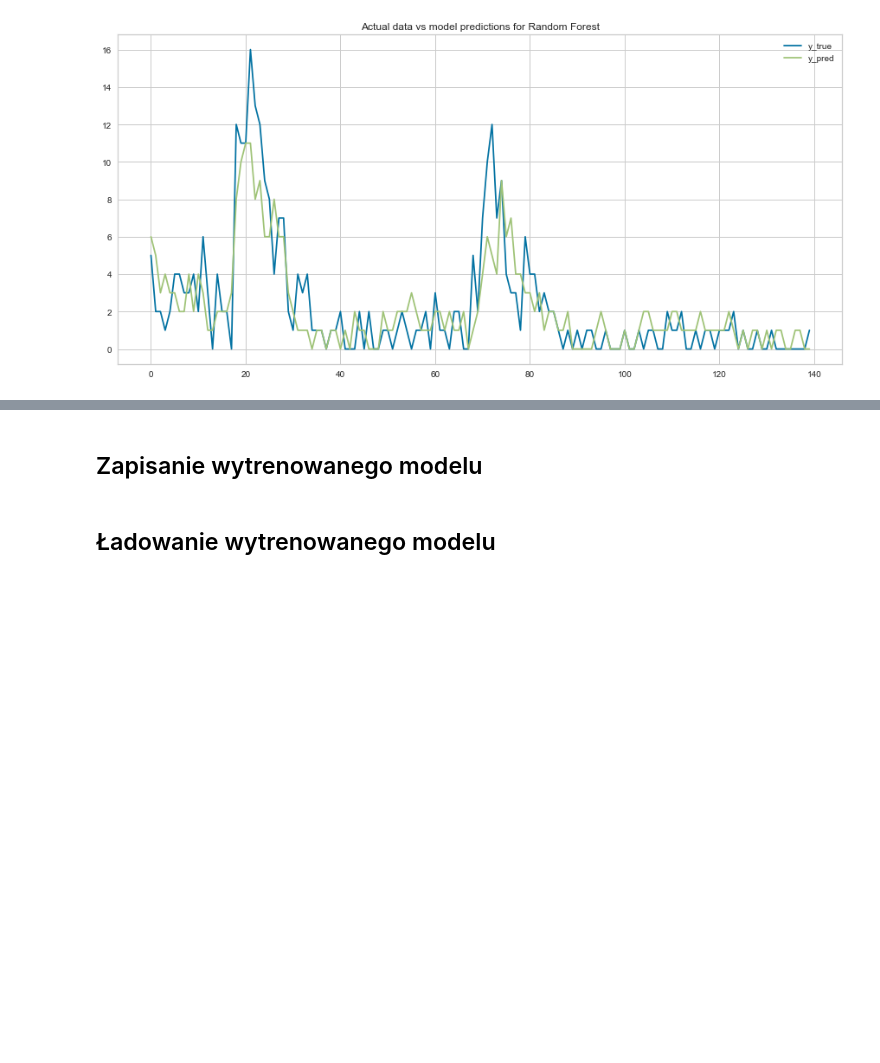
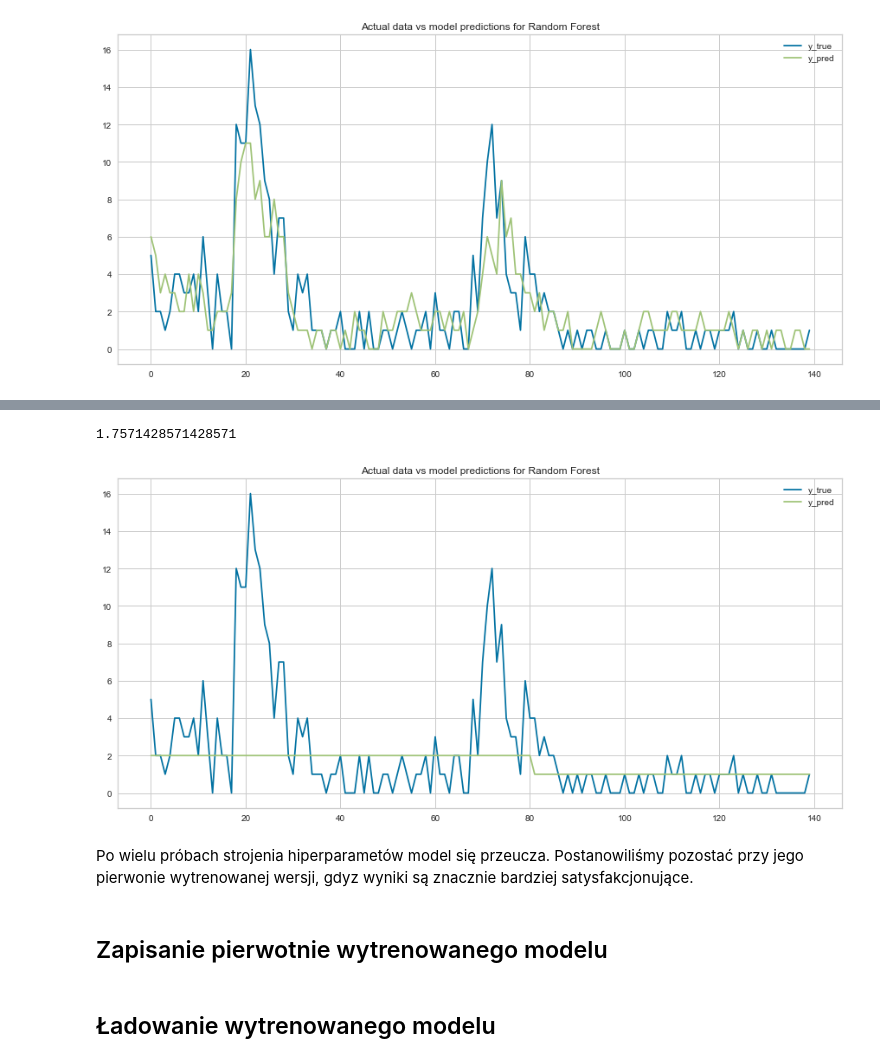
Before and after one commit to JakubTomaszewski/Time-Series-Shop-Returns, a Jupyter notebook: etap2.ipynb, the cells around one changed output, grey strips where cells are left out. Saved outputs shown, nothing was run; the diff lists cells and outputs as text; code cells hidden in the pictures; blank space fills up the shorter version.

```diff
--- a/etap2.ipynb
+++ b/etap2.ipynb
@@ -1059,4 +1076,4 @@ IndentationError: unexpected indent (3793400655.py, line 4)
 # %%
 ts_split_cv = TimeSeriesSplit(n_splits=5)
 
-RandomizedSearchCV(rf_model_pipeline, rf_params, cv=ts_split_cv)
+param_search = RandomizedSearchCV(rf_model_pipeline, rf_params, cv=ts_split_cv)
@@ -1073,0 +1080,2 @@ def evaluate_model(score_function, days=1):
+# %%
+param_search.fit(X_train, y_train)
@@ -1074,2 +1114,16 @@ def evaluate_model(score_function, days=1):
+# %%
+rf_best_model = param_search.best_estimator_
+# %%
+y_pred = rf_best_model.predict(X_valid)
+# %%
+mean_absolute_error(y_valid, y_pred)
+# %% [output]
+1.7571428571428571
+# %%
+plot_predictions(y_valid, y_pred, model_name='Random Forest')
+# %% [output]
+[figure, added]
+# %% [markdown]
+Po wielu próbach strojenia hiperparametów model się przeucza. Postanowiliśmy pozostać przy jego pierwonie wytrenowanej wersji, gdyz wyniki są znacznie bardziej satysfakcjonujące.
 # %% [markdown]
-## Zapisanie wytrenowanego modelu
+## Zapisanie pierwotnie wytrenowanego modelu
```
Also changed, not shown: parts of 90 cells of this notebook, 1 other file.
